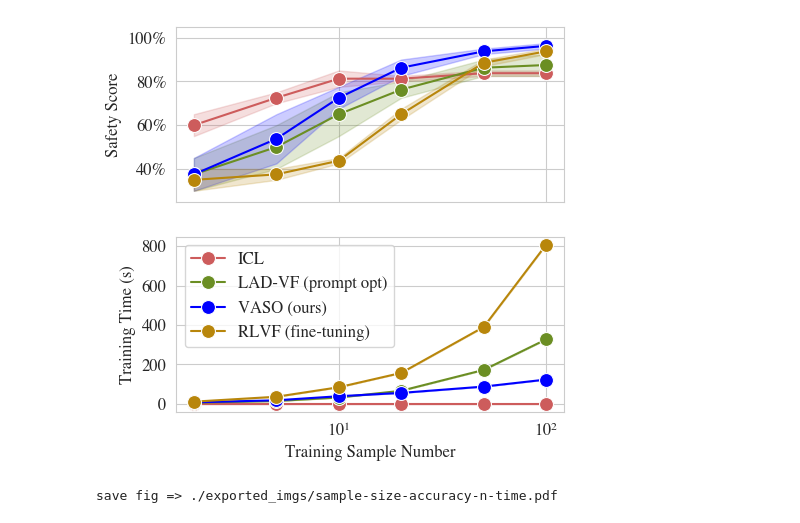
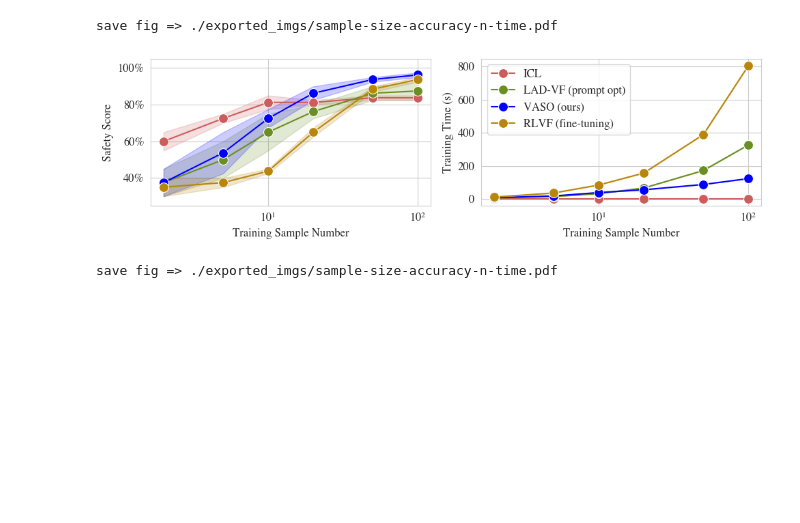
Before and after one commit to yunhaoyang234/skill-optimization, a Jupyter notebook: plot.ipynb, the cells around one changed output. Saved outputs shown, nothing was run; the diff lists cells and outputs as text; code cells hidden in the pictures; blank space fills up the shorter version.

```diff
--- a/plot.ipynb
+++ b/plot.ipynb
@@ -20,35 +20,36 @@ def save_fig(fname):
 # %%
 from matplotlib.ticker import PercentFormatter
 
 df = pd.read_csv('results/safe-score-data-size.csv')
 
 df['Category'] = df['Category'].replace('In-Context', 'ICL')
 df['Category'] = df['Category'].replace('Prompt Opt (LAD-VF)', 'LAD-VF (prompt opt)')
 df['Category'] = df['Category'].replace('VASO (ours)', 'VASO (ours)')
 df['Category'] = df['Category'].replace('Fine-tuning (RLVF)', 'RLVF (fine-tuning)')
 
-fig, axs = plt.subplots(2,1, figsize=(5,5), sharex=True)
+fig, axs = plt.subplots(1,2, figsize=(10,3), sharex=True)
 
 kwargs = dict(marker='o', markersize=10, palette=['#CD5C5C', '#6B8E23', 'blue', '#B8860B'])
 
 ax = axs[0]
 sns.lineplot(df, x='Training Sample Number', y='Safety Score', hue='Category', ax=ax, **kwargs)
 ax.set_ylim(0.25, 1.05)
 # ax.legend(loc="lower right", ncol = 1)
 ax.yaxis.set_major_formatter(PercentFormatter(xmax=1, decimals=0))  # format as percentages
 ax.legend([],[], frameon=False)
 plt.xscale('log')
 
 ax = axs[1]
 # ax = sns.lineplot(df, x='Training Sample Number',y='Training Time (s)',hue='Category', marker='o', linestyle='dashed')
 sns.lineplot(df, x='Training Sample Number', y='Training Time (s)', hue='Category', ax=ax, **kwargs)
 ax.legend(loc="upper left", ncol = 1)
 plt.xscale('log')
 
 
-# save_fig('sample-size-accuracy-n-time.pdf')
+save_fig('sample-size-accuracy-n-time.pdf')
 # %% [output]
+save fig => ./exported_imgs/sample-size-accuracy-n-time.pdf
-[figure, old version]
+[figure, new version]
 # %%
 df = pd.read_csv('results/safe-score-data-size.csv')
 
```
Also changed, not shown: 6 other files.
